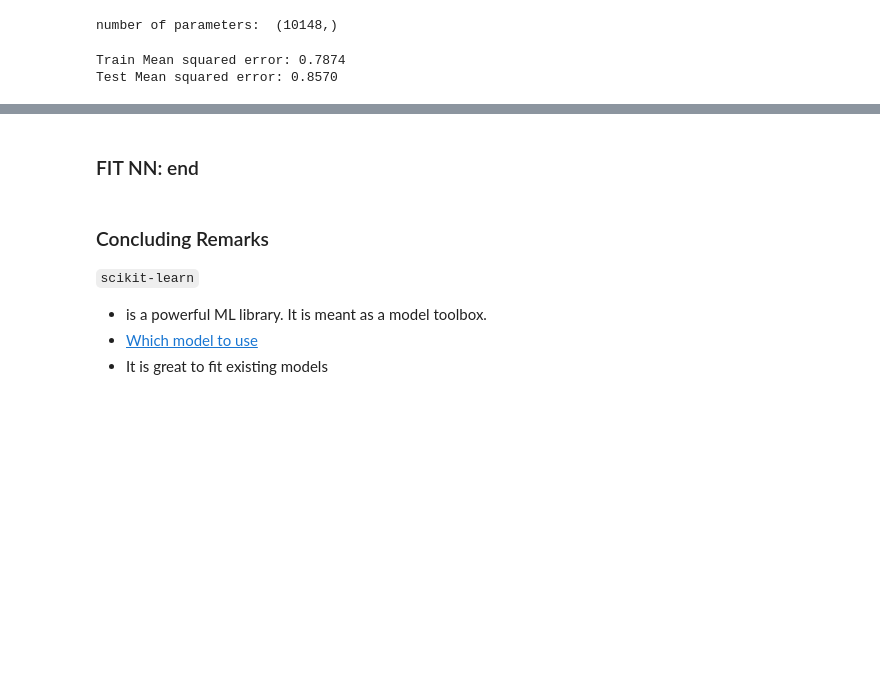
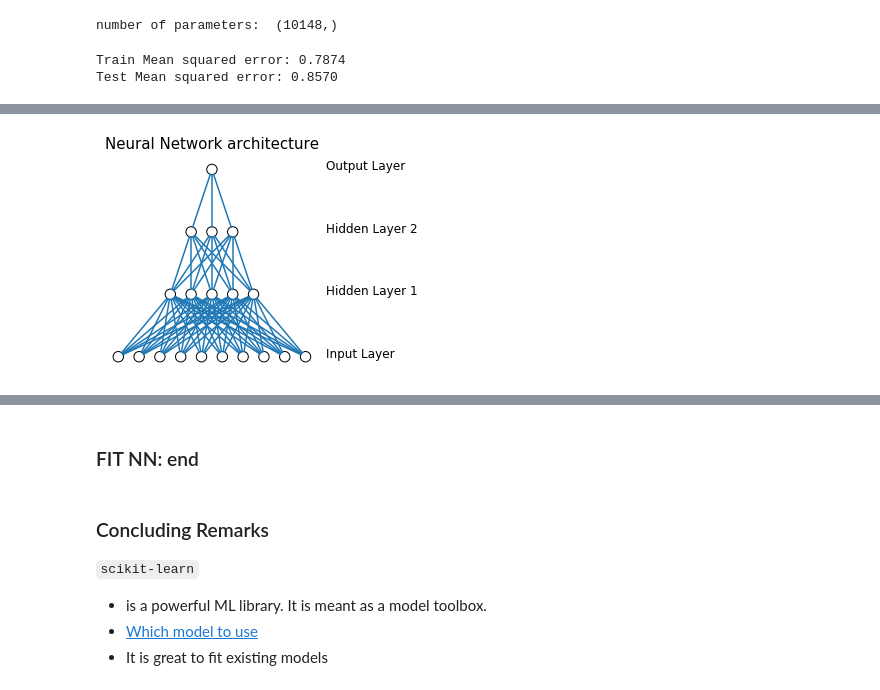
Before and after one commit to lcharlin/ivado-workshop_recsys_19, a Jupyter notebook: Tutorial -- Introduction to ML.ipynb, the cells around one changed output, grey strips where cells are left out. Drawn from its saved outputs; the diff is of its cells as text; code cells hidden in the pictures; blank space fills up the shorter version.

```diff
--- a/Tutorial -- Introduction to ML.ipynb
+++ b/Tutorial -- Introduction to ML.ipynb
@@ -1023,2 +1144,12 @@ Test Mean squared error: 0.8570
+# %%
+# a 1 hidden layer neural net, where the input has 10 dimensions (p=10) and the output 1
+input_dims = 10 # p
+hidden_layers_size = [5, 3] # number of hidden neurons for each hidden layer (adding a dimension adds a layer)
+output_dims = 1 # number of outputs
+
+network = DrawNN( [input_dims] + hidden_layers_size + [output_dims] )
+network.draw()
+# %% [output]
+[figure, added]
 # %%
 # Fit a neural net. on this data.
```
Also changed, not shown: parts of 48 cells of this notebook.
